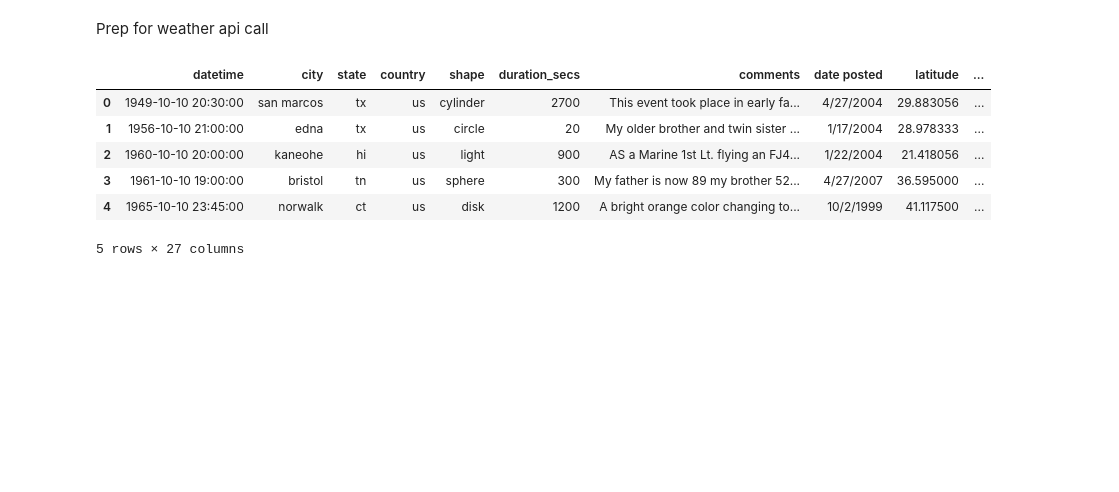
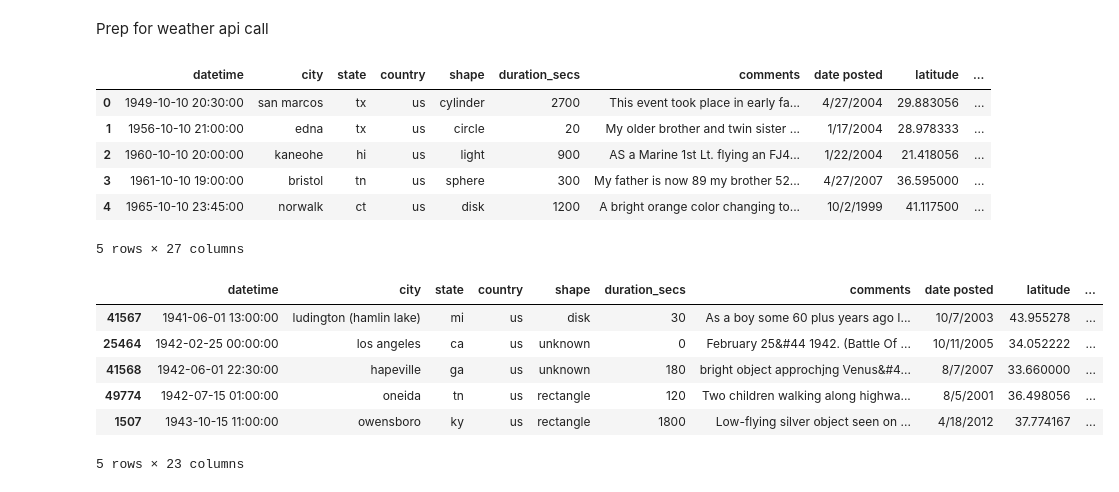
Before and after one commit to wslider/anomalous-sightings-archive, a Jupyter notebook: us_uap_1940_2014_v1.ipynb, the cells around one changed output. Cells and saved outputs as stored; diff of their text form; code cells hidden in the pictures; blank space fills up the shorter version.

```diff
--- a/us_uap_1940_2014_v1.ipynb
+++ b/us_uap_1940_2014_v1.ipynb
@@ -577,3 +576,15 @@ us_uap_after_1940_df.head()
 5 rows × 27 columns
 # %%
 us_uap_after_1940_df.to_csv("data/us_uap_1940_v1.csv", index=False)
+# %%
+us_uap_after_1940_df.sort_values(by='datetime', ascending=True, inplace=True)
+
+us_uap_after_1940_df['uap_id'] = range(1, len(us_uap_after_1940_df) +1)
+# %% [output]
+|  | datetime | city | state | country | shape | duration_secs | comments | date posted | latitude | ... |
+| 41567 | 1941-06-01 13:00:00 | ludington (hamlin lake) | mi | us | disk | 30 | As a boy some 60 plus years ago I... | 10/7/2003 | 43.955278 | ... |
+| 25464 | 1942-02-25 00:00:00 | los angeles | ca | us | unknown | 0 | February 25&#44 1942. (Battle Of ... | 10/11/2005 | 34.052222 | ... |
+| 41568 | 1942-06-01 22:30:00 | hapeville | ga | us | unknown | 180 | bright object approchjng Venus&#4... | 8/7/2007 | 33.660000 | ... |
+| 49774 | 1942-07-15 01:00:00 | oneida | tn | us | rectangle | 120 | Two children walking along highwa... | 8/5/2001 | 36.498056 | ... |
+| 1507 | 1943-10-15 11:00:00 | owensboro | ky | us | rectangle | 1800 | Low-flying silver object seen on ... | 4/18/2012 | 37.774167 | ... |
+5 rows × 23 columns
```
Also changed, not shown: parts of 2 cells of this notebook, 3 other files.
